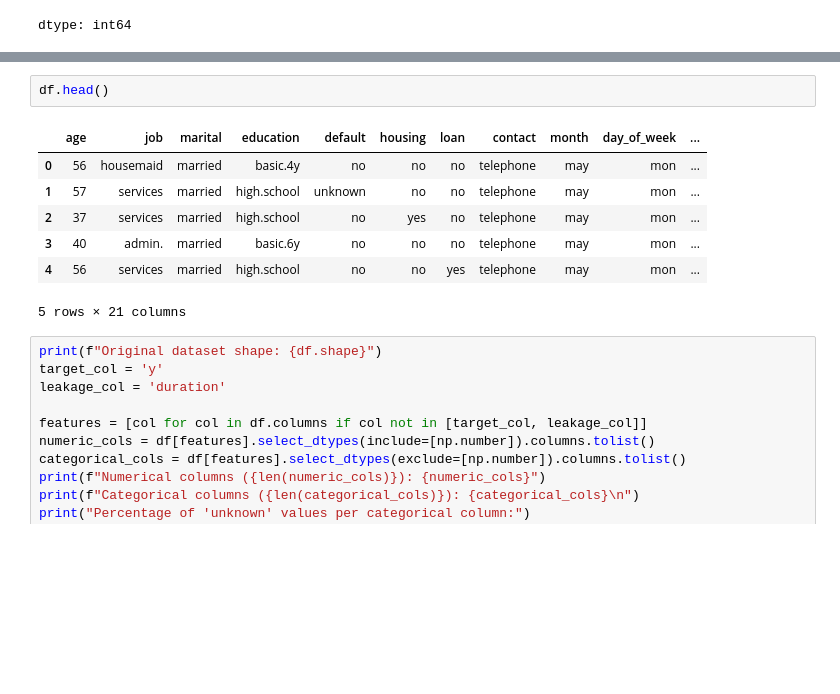
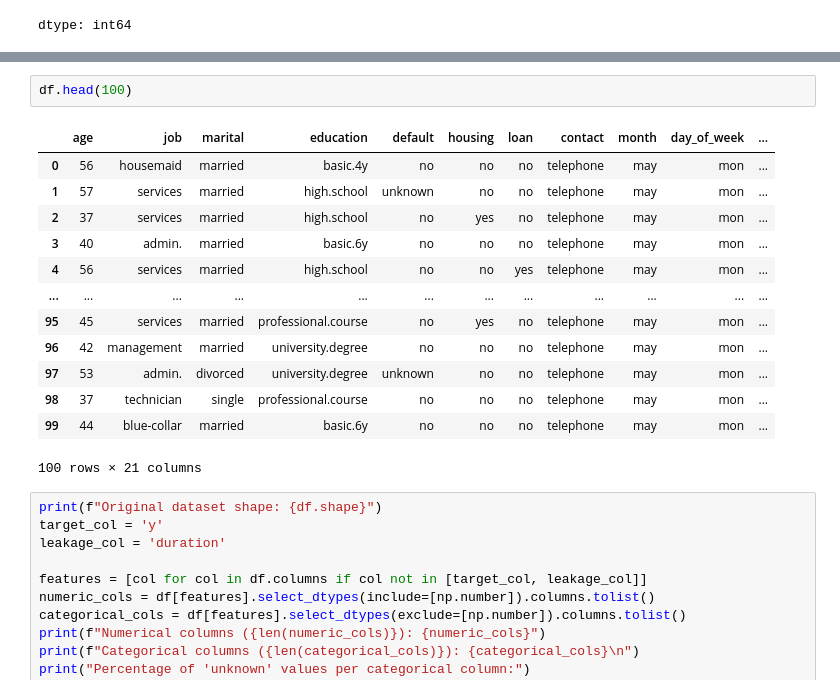
Before and after one commit to preetam7nemade-png/Compute-Task-1, a Jupyter notebook: notebooks/01_eda_and_audit.ipynb, the cells around one changed output, grey strips where cells are left out. Drawn from its saved outputs; the diff is of its cells as text; blank space fills up the shorter version.

```diff
--- a/notebooks/01_eda_and_audit.ipynb
+++ b/notebooks/01_eda_and_audit.ipynb
@@ -44,15 +44,21 @@ df.describe()
 | 75% | 47.00000 | 319.000000 | 3.000000 | 999.000000 | 0.000000 | 1.400000 | 93.994000 | -36.400000 | ... |
 | max | 98.00000 | 4918.000000 | 56.000000 | 999.000000 | 7.000000 | 1.400000 | 94.767000 | -26.900000 | ... |
 # %%
-df.head()
+df.head(100)
 # %% [output]
 |  | age | job | marital | education | default | housing | loan | contact | month | day_of_week | ... |
 | 0 | 56 | housemaid | married | basic.4y | no | no | no | telephone | may | mon | ... |
 | 1 | 57 | services | married | high.school | unknown | no | no | telephone | may | mon | ... |
 | 2 | 37 | services | married | high.school | no | yes | no | telephone | may | mon | ... |
 | 3 | 40 | admin. | married | basic.6y | no | no | no | telephone | may | mon | ... |
 | 4 | 56 | services | married | high.school | no | no | yes | telephone | may | mon | ... |
+| ... | ... | ... | ... | ... | ... | ... | ... | ... | ... | ... | ... |
+| 95 | 45 | services | married | professional.course | no | yes | no | telephone | may | mon | ... |
+| 96 | 42 | management | married | university.degree | no | no | no | telephone | may | mon | ... |
+| 97 | 53 | admin. | divorced | university.degree | unknown | no | no | telephone | may | mon | ... |
+| 98 | 37 | technician | single | professional.course | no | no | no | telephone | may | mon | ... |
+| 99 | 44 | blue-collar | married | basic.6y | no | no | no | telephone | may | mon | ... |
-5 rows × 21 columns
+100 rows × 21 columns
 # %%
 print(f"Original dataset shape: {df.shape}")
 target_col = 'y'
```
Also changed, not shown: parts of 2 cells of this notebook.
